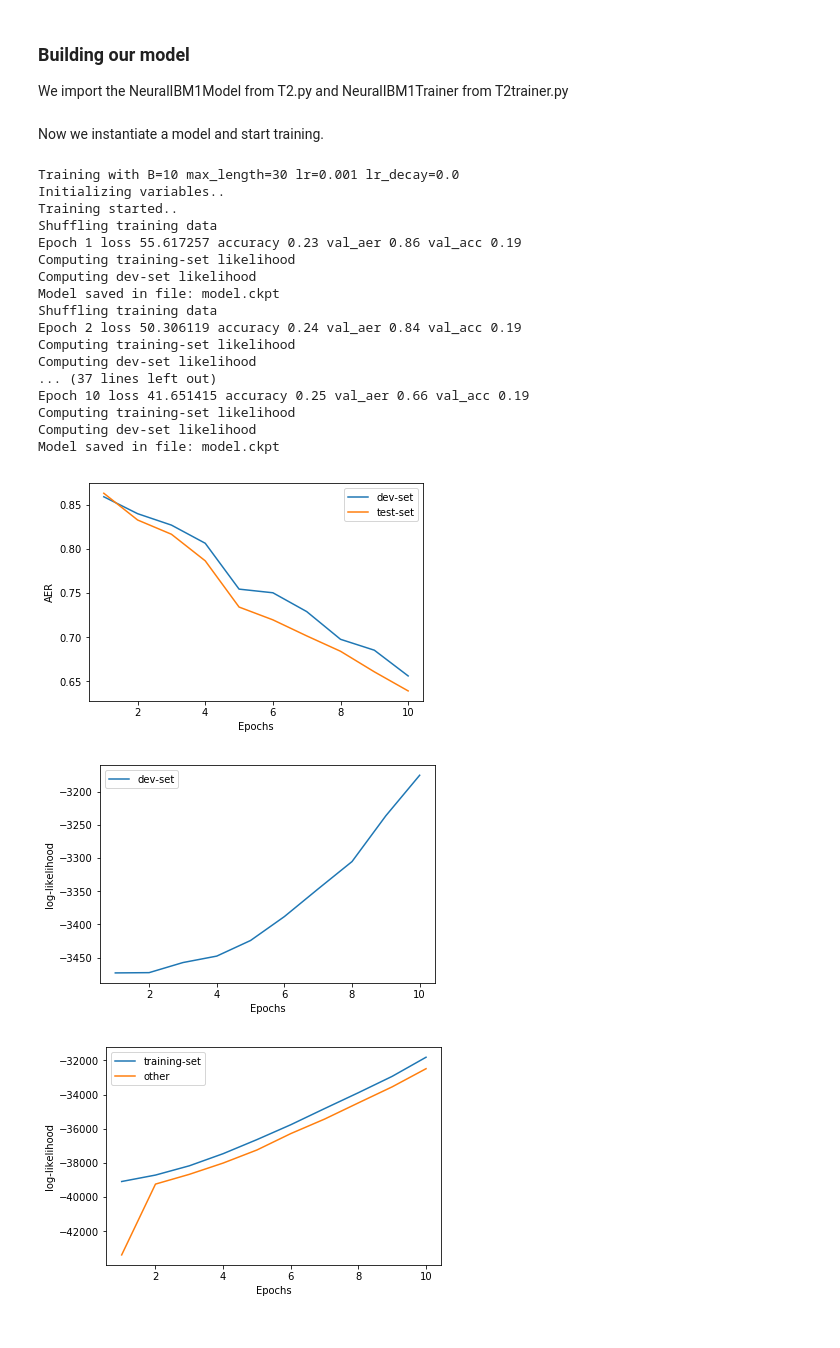
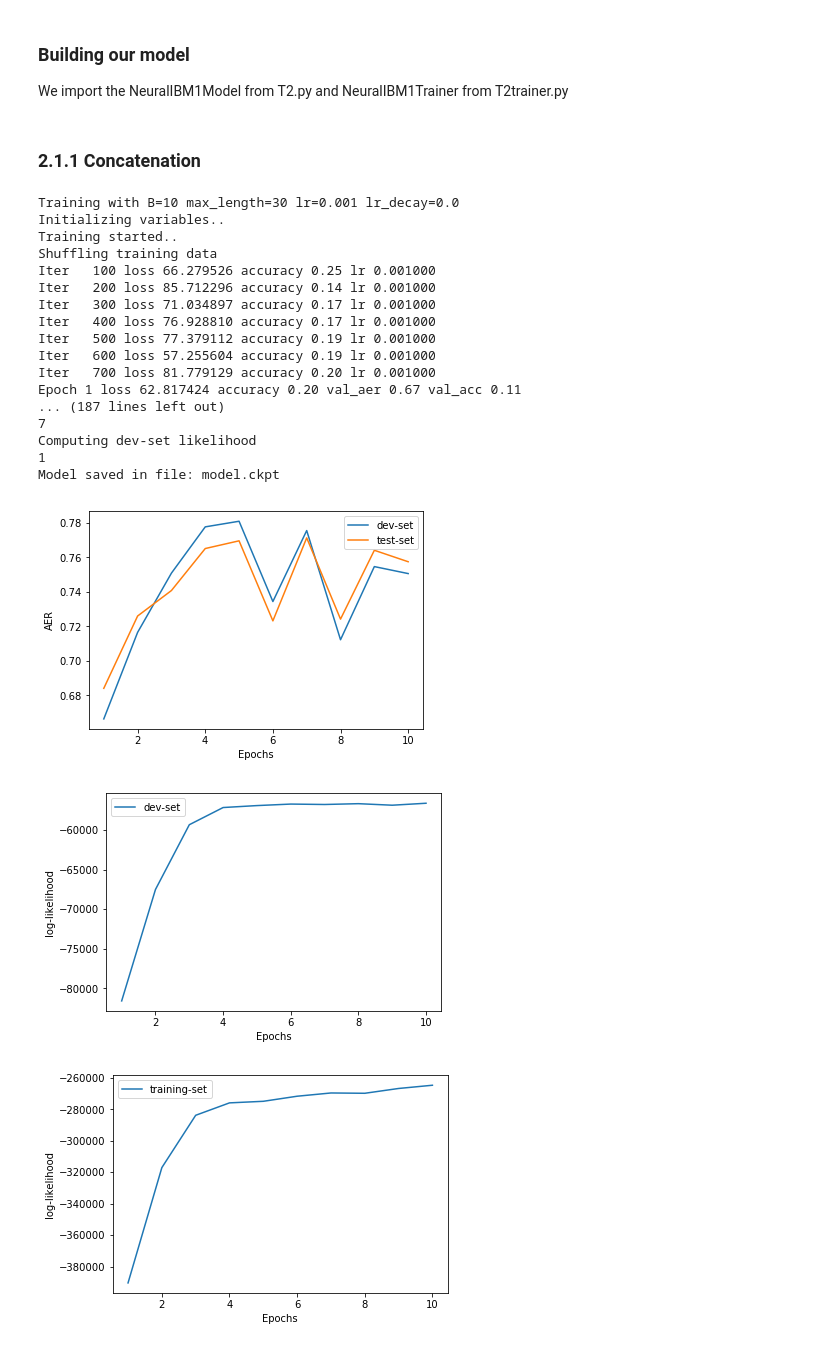
Before and after one commit to Fije/Variational_AutoEncoders, a Jupyter notebook: T2.ipynb, the cells around one changed output. Saved outputs shown, nothing was run; the diff lists cells and outputs as text; code cells hidden in the pictures.

```diff
--- a/T2.ipynb
+++ b/T2.ipynb
@@ -51,8 +48,8 @@ We import the NeuralIBM1Model from T2.py and NeuralIBM1Trainer from T2trainer.py
 # %%
 from T2 import NeuralIBM1Model
 from T2trainer import NeuralIBM1Trainer
-# %% [markdown]
-Now we instantiate a model and start training.
+# %% [markdown]
+###  2.1.1 Concatenation
 # %%
 tf.reset_default_graph()
 
@@ -72,7 +69,8 @@ with tf.Session() as sess:
     # our model
     model = NeuralIBM1Model(
         x_vocabulary=vocabulary_e, y_vocabulary=vocabulary_f,
-        batch_size=batch_size, emb_dim=emb_dim, mlp_dim=mlp_dim, session=sess)
+        batch_size=batch_size, emb_dim=emb_dim, mlp_dim=mlp_dim, session=sess,
+        mode='concat')
 
     # our trainer
     trainer = NeuralIBM1Trainer(
@@ -81,7 +79,7 @@ with tf.Session() as sess:
         test_e_path, test_f_path, test_wa,
         num_epochs=10, batch_size=batch_size,
         max_length=max_length, lr=lr, lr_decay=lr_decay, session=sess,
-        max_num=1000) # small training corpus just to make testing new code easier
+        max_num=10000) # small training corpus just to make testing new code easier
 
     # now first TF needs to initialize all the variables
     print("Initializing variables..")
@@ -91,69 +89,58 @@ with tf.Session() as sess:
     # now we can start training!
     print("Training started..")
     results = trainer.train()
-    dev_AERs, test_AERs, train_likelihoods, dev_likelihoods, other_likelihoods = results
+    dev_AERs, test_AERs, train_likelihoods, dev_likelihoods = results
 # %% [output]
 Training with B=10 max_length=30 lr=0.001 lr_decay=0.0
 Initializing variables..
 Training started..
 Shuffling training data
-Epoch 1 loss 55.617257 accuracy 0.23 val_aer 0.86 val_acc 0.19
-Computing training-set likelihood
+Iter   100 loss 66.279526 accuracy 0.25 lr 0.001000
+Iter   200 loss 85.712296 accuracy 0.14 lr 0.001000
+Iter   300 loss 71.034897 accuracy 0.17 lr 0.001000
+Iter   400 loss 76.928810 accuracy 0.17 lr 0.001000
+Iter   500 loss 77.379112 accuracy 0.19 lr 0.001000
+Iter   600 loss 57.255604 accuracy 0.19 lr 0.001000
+Iter   700 loss 81.779129 accuracy 0.20 lr 0.001000
+Epoch 1 loss 62.817424 accuracy 0.20 val_aer 0.67 val_acc 0.11
+... (187 lines left out)
+7
 Computing dev-set likelihood
+1
 Model saved in file: model.ckpt
-Shuffling training data
-Epoch 2 loss 50.306119 accuracy 0.24 val_aer 0.84 val_acc 0.19
-Computing training-set likelihood
-Computing dev-set likelihood
-... (37 lines left out)
-Epoch 10 loss 41.651415 accuracy 0.25 val_aer 0.66 val_acc 0.19
-Computing training-set likelihood
-Computing dev-set likelihood
-Model saved in file: model.ckpt
 # %%
 # plotting
 import matplotlib.pyplot as plt
 
 handles = []
 ax1 = plt.plot(range(1, len(dev_AERs)+1), dev_AERs, label='dev-set')
 handles.extend(ax1)
 ax2 = plt.plot(range(1, len(test_AERs)+1), test_AERs, label='test-set')
 handles.extend(ax2)
 plt.legend(handles=handles)
 plt.xlabel('Epochs')
 plt.ylabel('AER')
 plt.show()
 plt.clf()
 
 handles = []
 ax1 = plt.plot(range(1, len(dev_likelihoods)+1), dev_likelihoods, label='dev-set')
 handles.extend(ax1)
 plt.legend(handles=handles)
 plt.xlabel('Epochs')
 plt.ylabel('log-likelihood')
 plt.show()
 plt.clf()
 
 handles = []
 ax1 = plt.plot(range(1, len(train_likelihoods)+1), train_likelihoods, label='training-set')
 handles.extend(ax1)
-ax2 = plt.plot(range(1, len(other_likelihoods)+1), other_likelihoods, label='other')
-handles.extend(ax2)
 plt.legend(handles=handles)
 plt.xlabel('Epochs')
 plt.ylabel('log-likelihood')
 plt.show()
 plt.clf()
-
-# handles = []
-# ax2 = plt.plot(range(1, len(other_likelihoods)+1), other_likelihoods, label='other')
-# handles.extend(ax2)
-# plt.legend(handles=handles)
-# plt.xlabel('Epochs')
-# plt.ylabel('log-likelihood')
-# plt.show()
-# plt.clf()
 # %% [output]
-[figure, old version]
+[figure, new version]
-[figure, old version]
+[figure, new version]
-[figure, old version]
+[figure, new version]
```
Also changed, not shown: parts of 3 cells of this notebook, 4 other files.
